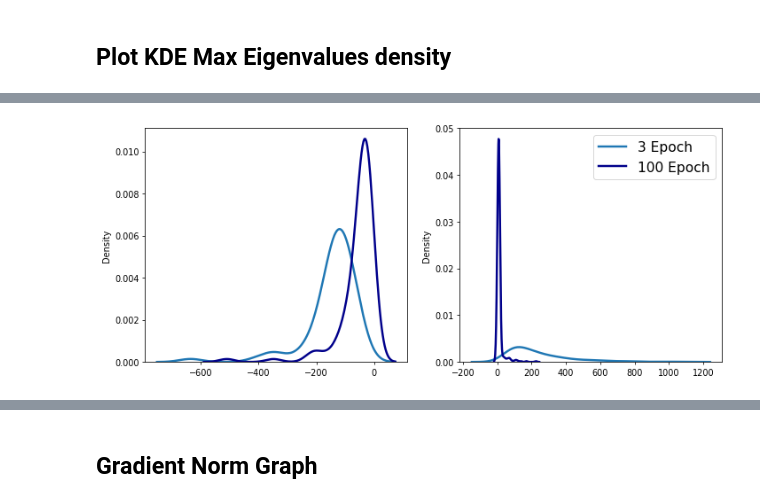
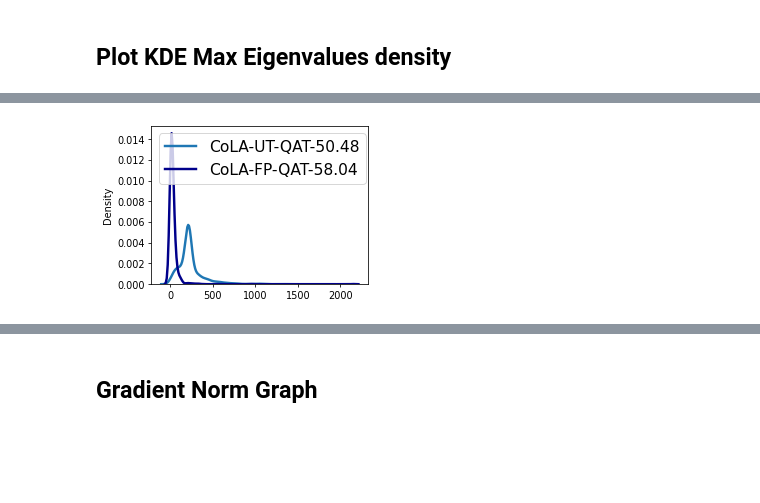
Before and after one commit to MarsJacobs/kd-qat-large-enc, a Jupyter notebook: Hessian_Analysis.ipynb, the cells around one changed output, grey strips where cells are left out. Cells and saved outputs as stored; diff of their text form; code cells hidden in the pictures; blank space fills up the shorter version.

```diff
--- a/Hessian_Analysis.ipynb
+++ b/Hessian_Analysis.ipynb
@@ -12,35 +19,37 @@ import torch
 import seaborn as sns
 import matplotlib.pyplot as plt
 
-task = "rte"
+# # STS-B
+# if task == "sts-b":
+#     ternary_eigens_init =torch.load("hessian_value_pts/sts-b_ternary_init.pt")
+#     sarq_eigens_init = torch.load("hessian_value_pts/sts-b_sarq_init.pt")
+#     ternary_eigens = torch.load("hessian_value_pts/sts-b_ternary_result.pt")
+#     sarq_eigens = torch.load("hessian_value_pts/sts-b_sarq_result.pt")
 
-# STS-B
-if task == "sts-b":
-    ternary_eigens_init =torch.load("hessian_value_pts/sts-b_ternary_init.pt")
-    sarq_eigens_init = torch.load("hessian_value_pts/sts-b_sarq_init.pt")
-    ternary_eigens = torch.load("hessian_value_pts/sts-b_ternary_result.pt")
-    sarq_eigens = torch.load("hessian_value_pts/sts-b_sarq_result.pt")
+# # RTE
+# if task == "rte":
+#     # ternary_eigens_init = torch.load("hessian_value_pts/rte_nomal_init.pt")
+#     # sarq_eigens_init = torch.load("hessian_value_pts/rte_sarq_init.pt")
+#     ternary_eigens = torch.load("hessian_value_pts/rte_base_long_M_L2.pt")
+#     sarq_eigens = torch.load("hessian_value_pts/rte_base_m_L2.pt")
 
-# RTE
-if task == "rte":
-    # ternary_eigens_init = torch.load("hessian_value_pts/rte_nomal_init.pt")
-    # sarq_eigens_init = torch.load("hessian_value_pts/rte_sarq_init.pt")
-    ternary_eigens = torch.load("hessian_value_pts/rte_base_long_M_L2.pt")
-    sarq_eigens = torch.load("hessian_value_pts/rte_base_m_L2.pt")
+# # CoLA
+# if task == "cola":
+#     # sarq_eigens_init =torch.load("hessian_value_pts/cola_sarq_init.pt")
+#     # ternary_eigens_init =torch.load("hessian_value_pts/cola_ternary_init.pt")
+#     sarq_eigens =torch.load("hessian_value_pts/cola_m_3_gt.pt")
+#     ternary_eigens =torch.load("hessian_value_pts/cola_gt_100.pt")
 
-# CoLA
-if task == "cola":
-    # sarq_eigens_init =torch.load("hessian_value_pts/cola_sarq_init.pt")
-    # ternary_eigens_init =torch.load("hessian_value_pts/cola_ternary_init.pt")
-    sarq_eigens =torch.load("hessian_value_pts/cola_m_3_gt.pt")
-    ternary_eigens =torch.load("hessian_value_pts/cola_gt_100.pt")
+# # MRPC
+# if task == "mrpc":
+#     ternary_eigens_init =torch.load("hessian_value_pts/mrpc_ternary_init.pt")
+#     sarq_eigens_init = torch.load("hessian_value_pts/mrpc_sarq_init.pt")
+#     # ternary_eigens = torch.load("hessian_value_pts/mrpc_ternary_result.pt")
+#     # sarq_eigens = torch.load("hessian_value_pts/mrpc_sarq_result.pt")
 
-# MRPC
-if task == "mrpc":
-    ternary_eigens_init =torch.load("hessian_value_pts/mrpc_ternary_init.pt")
-    sarq_eigens_init = torch.load("hessian_value_pts/mrpc_sarq_init.pt")
-    # ternary_eigens = torch.load("hessian_value_pts/mrpc_ternary_result.pt")
-    # sarq_eigens = torch.load("hessian_value_pts/mrpc_sarq_result.pt")
+ternary_eigens =torch.load("hessian_value_pts/cola-base-long-l2.pt")
+sarq_eigens = torch.load("hessian_value_pts/cola-base-l2.pt")
+
 
 ternary_pos = []
 ternary_neg = []
@@ -58,55 +67,21 @@ for eigen in sarq_eigens:
     else:
         sarq_neg.append(eigen)
 
-# ternary_init_pos = []
-# ternary_init_neg = []
-# for eigen in ternary_eigens_init:
-#     if eigen > 0:
-#         ternary_init_pos.append(eigen)
-#     else:
-#         ternary_init_neg.append(eigen)
-
-# sarq_init_pos = []
-# sarq_init_neg = []
-# for eigen in sarq_eigens_init:
-#     if eigen > 0:
-#         sarq_init_pos.append(eigen)
-#     else:
-#         sarq_init_neg.append(eigen)
-
-
 fs = 10
 lw = 2.5
 
-# fig, axes = plt.subplots(1, 2, figsize=(12,5), dpi=70)
-# sns.kdeplot(sarq_init_pos, color="tab:blue", label="sarq_init", linewidth=lw, ax=axes[1])
-# sns.kdeplot(ternary_init_pos, color="darkblue", label="ternary_init", linewidth=lw, ax=axes[1])
-# plt.xticks(fontsize=fs)
-# plt.yticks(fontsize=fs)
-# plt.ylim(0, 0.025)
-# plt.savefig('init_pos.png', format='png', dpi=100)
-
-# sns.kdeplot(sarq_init_neg, color="tab:blue", label="sarq_init", linewidth=lw, ax=axes[0])
-# sns.kdeplot(ternary_init_neg, color="darkblue", label="ternary_init", linewidth=lw, ax=axes[0])
-# axes[1].legend(fontsize = fs+6, loc=1)
-# plt.xticks(fontsize=fs)
-# plt.yticks(fontsize=fs)
-# plt.ylim(0, 0.025)
-# tc_hessian_value_ptss
-# plt.savefig('init_neg.png', format='png', dpi=100)
-
-fig, axes = plt.subplots(1, 2, figsize=(12,5), dpi=70)
+fig, axes = plt.subplots(1, 1, figsize=(4,3), dpi=70)
 # sns.kdeplot(ternary_init_pos, color="gray", label="1 Epoch", linewidth=lw, ax=axes[1])
-sns.kdeplot(sarq_pos, color="tab:blue", label="3 Epoch", linewidth=lw, ax=axes[1])
-sns.kdeplot(ternary_pos, color="darkblue", label="100 Epoch", linewidth=lw, ax=axes[1])
+sns.kdeplot(sarq_pos, color="tab:blue", label="CoLA-UT-QAT-50.48", linewidth=lw, ax=axes)
+sns.kdeplot(ternary_pos, color="darkblue", label="CoLA-FP-QAT-58.04", linewidth=lw, ax=axes)
 plt.legend(fontsize = fs+6, loc=1)
 plt.xticks(fontsize=fs)
 plt.yticks(fontsize=fs)
 
 # sns.kdeplot(ternary_init_neg, color="gray", label="1 Epoch", linewidth=lw, ax=axes[0])
-sns.kdeplot(sarq_neg, color="tab:blue", label="3 Epoch", linewidth=lw, ax=axes[0])
-sns.kdeplot(ternary_neg, color="darkblue", label="100 Epoch", linewidth=lw, ax=axes[0])
-plt.legend(fontsize = fs+6)
+# sns.kdeplot(sarq_neg, color="tab:blue", label="CoLA-UT-QAT-50.48", linewidth=lw, ax=axes)
+# sns.kdeplot(ternary_neg, color="darkblue", label="CoLA-FP-QAT-58.04", linewidth=lw, ax=axes)
+plt.legend(fontsize = fs+6,loc=2)
 plt.xticks(fontsize=fs)
 plt.yticks(fontsize=fs)
 # %% [output]
@@ -120,2 +97,2 @@ plt.yticks(fontsize=fs)
   Text(0, 0, '')])
-[figure, old version]
+[figure, new version]
```
Also changed, not shown: parts of 6 cells of this notebook, 6 other files.
